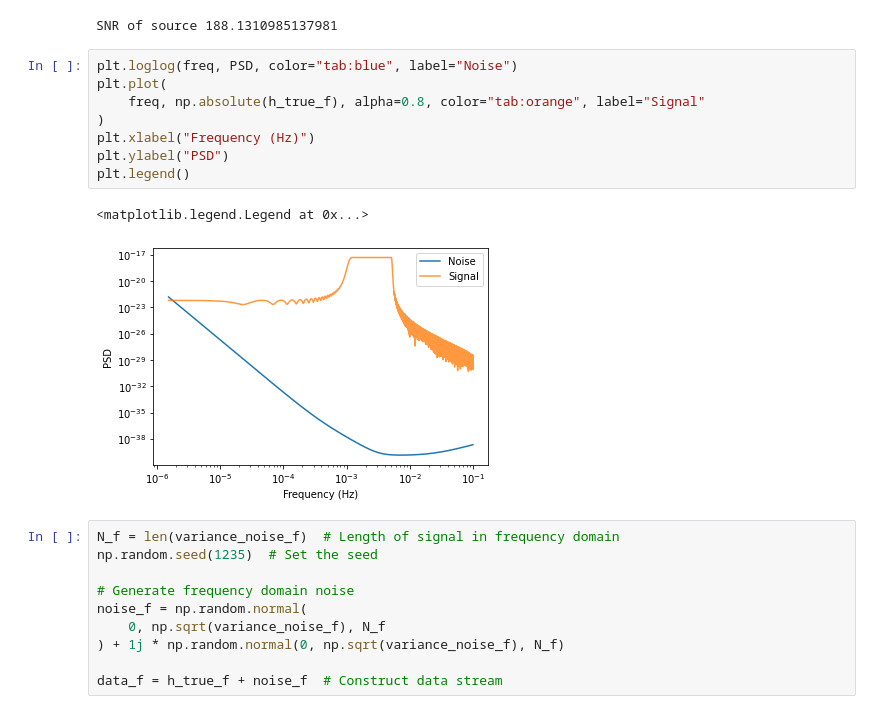
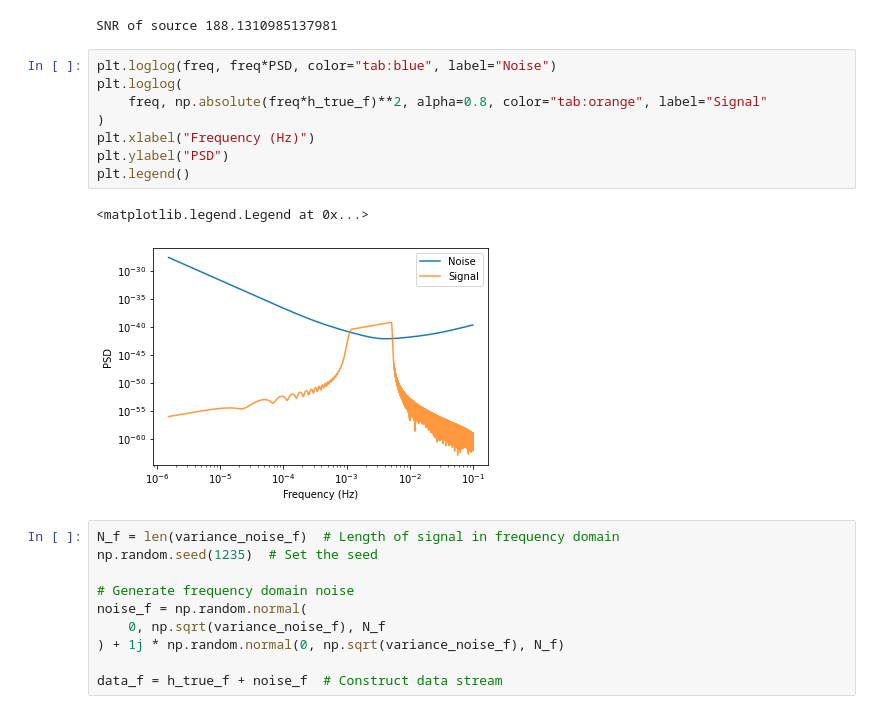
Before and after one commit to pywavelet/pywavelet, a Jupyter notebook: docs/demos/lisa_mcmc_demo.ipynb, the cells around one changed output. Saved outputs shown, nothing was run; the diff lists cells and outputs as text.

```diff
--- a/docs/demos/lisa_mcmc_demo.ipynb
+++ b/docs/demos/lisa_mcmc_demo.ipynb
@@ -313,16 +313,16 @@ variance_noise_f = (
 # %% [output]
 SNR of source 188.1310985137981
 # %%
-plt.loglog(freq, PSD, color="tab:blue", label="Noise")
-plt.plot(
-    freq, np.absolute(h_true_f), alpha=0.8, color="tab:orange", label="Signal"
+plt.loglog(freq, freq*PSD, color="tab:blue", label="Noise")
+plt.loglog(
+    freq, np.absolute(freq*h_true_f)**2, alpha=0.8, color="tab:orange", label="Signal"
 )
 plt.xlabel("Frequency (Hz)")
 plt.ylabel("PSD")
 plt.legend()
 # %% [output]
 <matplotlib.legend.Legend at 0x...>
-[figure, old version]
+[figure, new version]
 # %%
 N_f = len(variance_noise_f)  # Length of signal in frequency domain
 np.random.seed(1235)  # Set the seed
```
Also changed, not shown: parts of 4 cells of this notebook, 12 other files.
